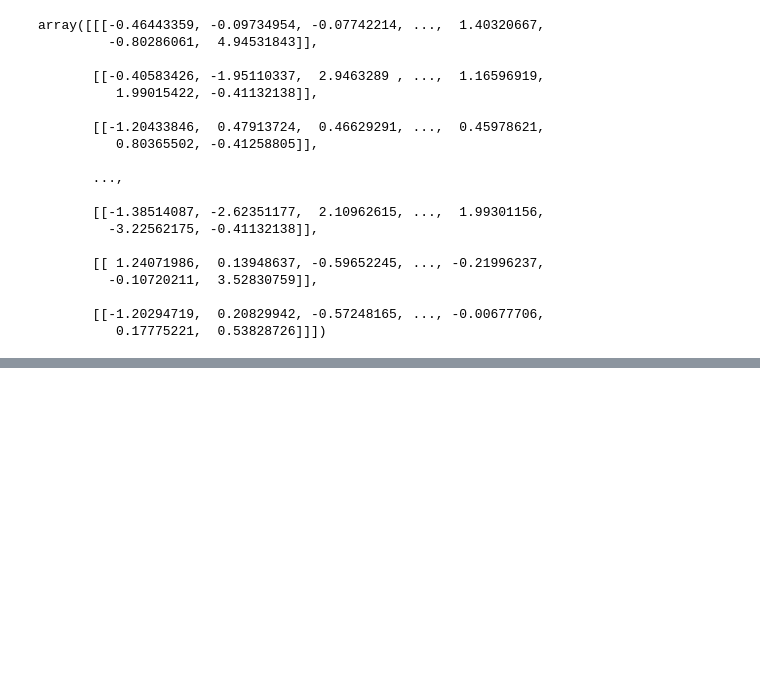
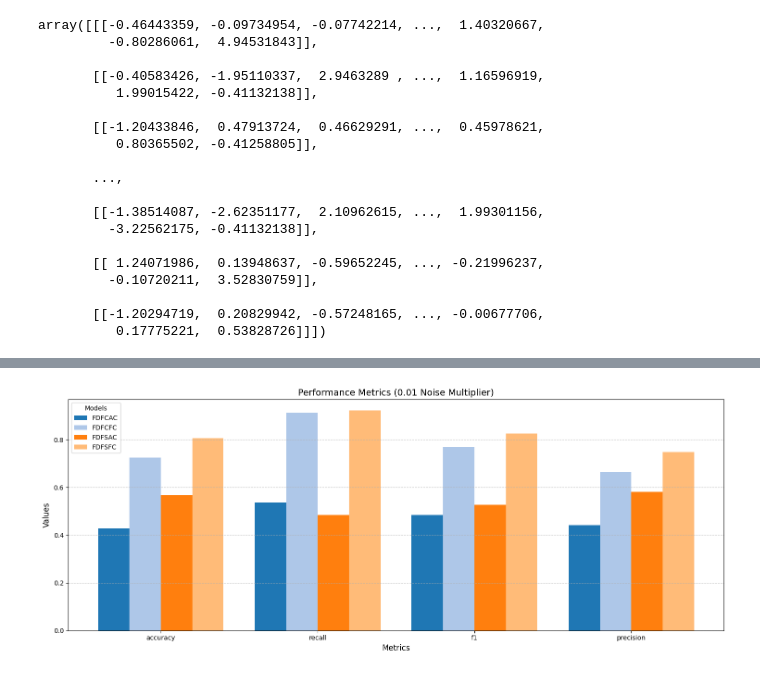
Before and after one commit to helios190/Skripsi_Federated_Learning, a Jupyter notebook: testing.ipynb, the cells around one changed output, grey strips where cells are left out. Cells and saved outputs as stored; diff of their text form; code cells hidden in the pictures; blank space fills up the shorter version.

```diff
--- a/testing.ipynb
+++ b/testing.ipynb
@@ -453,0 +718,42 @@ x_train
+# %%
+df_FDFCAC_0_01 = pd.read_csv('./results/FDFCAC/FDFCAC_0.01_50.csv')
+df_FDFCFC_0_01 = pd.read_csv('./results/FDFCFC/FDFCFC_0.01_50.csv')
+df_FDFSAC_0_01 = pd.read_csv('./results/FDFSAC/FDFSAC_0.01_50.csv')
+df_FDFSFC_0_01 = pd.read_csv('./results/FDFSFC/FDFSFC_0.01_50.csv')
+df_FDFCAC_0_01 = df_FDFCAC_0_01.dropna(subset=['accuracy'])
+df_FDFCFC_0_01 = df_FDFCFC_0_01.dropna(subset=['accuracy'])
+df_FDFSAC_0_01 = df_FDFSAC_0_01.dropna(subset=['accuracy'])
+df_FDFSFC_0_01 = df_FDFSFC_0_01.dropna(subset=['accuracy'])
+df_FDFCAC = df_FDFCAC_0_01[['accuracy', 'recall', 'f1', 'precision']].rename(
+    columns=lambda col: f"FDFCAC_{col}")
+df_FDFCF = df_FDFCFC_0_01[['accuracy', 'recall', 'f1', 'precision']].rename(
+    columns=lambda col: f"FDFCFC_{col}")
+df_FDFSAC = df_FDFSAC_0_01[['accuracy', 'recall', 'f1', 'precision']].rename(
+    columns=lambda col: f"FDFSAC_{col}")
+df_FDFSFC = df_FDFSFC_0_01[['accuracy', 'recall', 'f1', 'precision']].rename(
+    columns=lambda col: f"FDFSFC_{col}")
+
+# Merge the datasets side-by-side
+merged_df = pd.concat([df_FDFCAC, df_FDFCF, df_FDFSAC, df_FDFSFC], axis=1)
+
+# Plot for 0.01 Noise Multiplier
+last_row = merged_df.iloc[-1]
+values = []
+for model in models:
+    model_values = [last_row[f"{model}_{metric}"] for metric in metrics]
+    values.append(model_values)
+
+fig, ax = plt.subplots(figsize=(15, 6))
+for i, (model, color) in enumerate(zip(models, colors)):
+    ax.bar(x + i * width, values[i], width, label=model, color=color)
+ax.set_xlabel('Metrics', fontsize=12)
+ax.set_ylabel('Values', fontsize=12)
+ax.set_title('Performance Metrics (0.01 Noise Multiplier)', fontsize=14)
+ax.set_xticks(x + width * (len(models) - 1) / 2)
+ax.set_xticklabels(metrics, fontsize=10)
+ax.legend(title="Models", fontsize=10)
+ax.grid(axis='y', linestyle='--', alpha=0.7)
+plt.tight_layout()
+plt.show()
+# %% [output]
+[figure, added]
```
Also changed, not shown: parts of 24 cells of this notebook, 50 other files.
